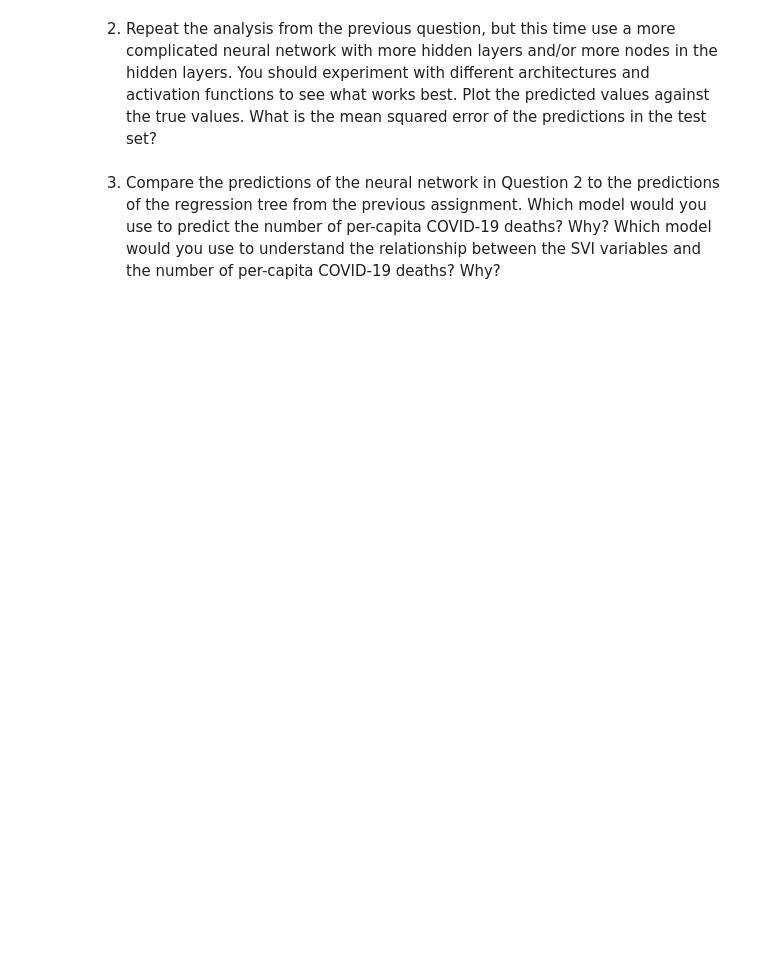
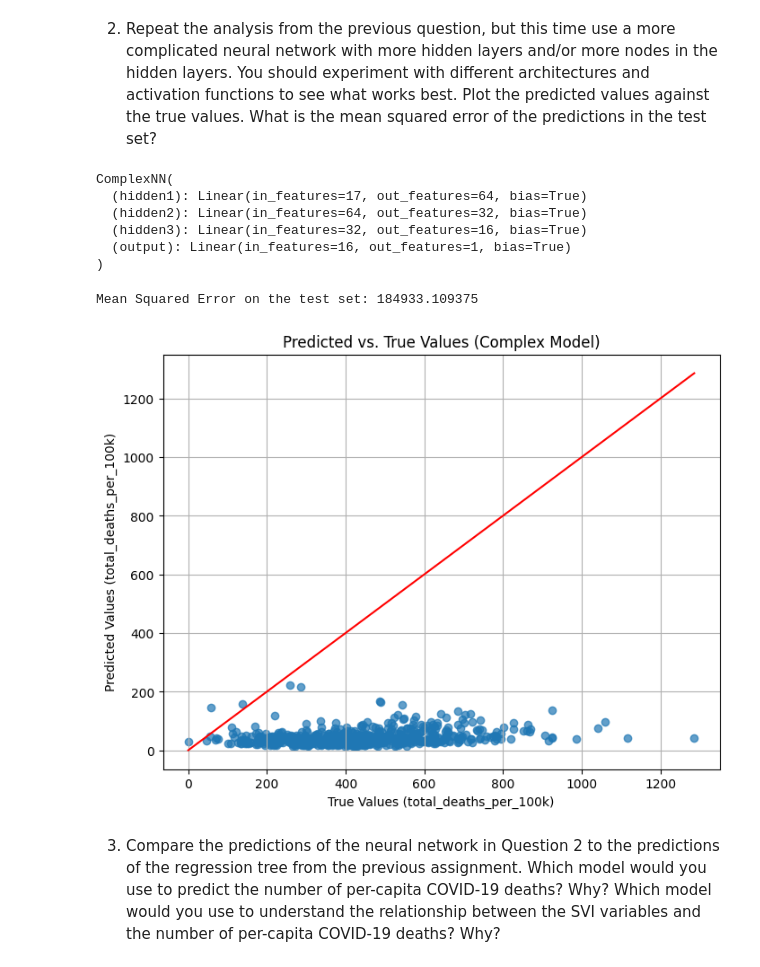
Before and after one commit to nolanyager/MachineLearning_Fall24, a Jupyter notebook: homework/HW_05.ipynb, the cells around one changed output. Saved outputs shown, nothing was run; the diff lists cells and outputs as text; code cells hidden in the pictures; blank space fills up the shorter version.

```diff
--- a/homework/HW_05.ipynb
+++ b/homework/HW_05.ipynb
@@ -174,6 +189,86 @@ MSE of test set:
 You should experiment with different architectures and activation functions to see what works best.
 Plot the predicted values against the true values.
 What is the mean squared error of the predictions in the test set?
+# %%
+import torch.nn as nn
+import torch.optim as optim
+
+# Defining the more complex network here:
+class ComplexNN(nn.Module):
+    def __init__(self):
+        super(ComplexNN, self).__init__()
+        self.hidden1 = nn.Linear(len(predictor_columns), 64) # hidden layer 1, 64 nodes
+        self.hidden2 = nn.Linear(64, 32)  # hidden layer 2, 32 nodes
+        self.hidden3 = nn.Linear(32, 16)  # hideen layer 3, 16 nodes
+        self.output = nn.Linear(16, 1)  # output layer
+
+
+    def forward(self, x): # Activating layers
+        x = torch.relu(self.hidden1(x))
+        x = torch.relu(self.hidden2(x))
+        x = torch.relu(self.hidden3(x))
+        x = self.output(x)
+        return x
+
+# Naming the model
+model_complex = ComplexNN()
+
+print(model_complex)
+# %% [output]
+ComplexNN(
+  (hidden1): Linear(in_features=17, out_features=64, bias=True)
+  (hidden2): Linear(in_features=64, out_features=32, bias=True)
+  (hidden3): Linear(in_features=32, out_features=16, bias=True)
+  (output): Linear(in_features=16, out_features=1, bias=True)
+)
+# %%
+# Establishing criteria, testing model
+
+# Creating criterion and using Adam optimizer (popular optimizer, same as I used above)
+criterion = nn.MSELoss()  # Mean Squared Error Loss
+optimizer = optim.Adam(model_complex.parameters(), lr=0.001)
+
+# Training loop (same as before)
+epochs = 100
+for epoch in range(epochs):
+    model_complex.train()
+    optimizer.zero_grad()
+    predictions = model_complex(X_train_tensor)
+    loss = criterion(predictions, y_train_tensor)
+    loss.backward()
+    optimizer.step()
+
+# Evaluate model on test set
+model_complex.eval()
+with torch.no_grad():
+    predictions = model_complex(X_test_tensor)
+    mse = mean_squared_error(y_test_tensor.numpy(), predictions.numpy())
+    print(f'Mean Squared Error on the test set: {mse}')
+# %% [output]
+Mean Squared Error on the test set: 184933.109375
+# %%
+# PLOTTING COMPLEX MODEL
+
+# Switch the model to evaluation mode
+model_complex.eval()
+
+# Get predictions on the test set
+with torch.no_grad():
+    predictions = model_complex(X_test_tensor)
+    predictions = predictions.numpy()  # Convert predictions to a NumPy array
+    y_test_np = y_test_tensor.numpy()  # Convert true values to a NumPy array
+
+# Plotting predicted vs. true values
+plt.figure(figsize=(8, 6))
+plt.scatter(y_test_np, predictions, alpha=0.7)
+plt.xlabel('True Values (total_deaths_per_100k)')
+plt.ylabel('Predicted Values (total_deaths_per_100k)')
+plt.title('Predicted vs. True Values (Complex Model)')
+plt.plot([min(y_test_np), max(y_test_np)], [min(y_test_np), max(y_test_np)], color='red')  # Diagonal line
+plt.grid(True)
+plt.show()
+# %% [output]
+[figure, added]
 # %% [markdown]
 3. Compare the predictions of the neural network in Question 2 to the predictions of the regression tree from the previous assignment. Which model would you use to predict the number of per-capita COVID-19 deaths? Why?
 Which model would you use to understand the relationship between the SVI variables and the number of per-capita COVID-19 deaths? Why?
```
Also changed, not shown: parts of 5 cells of this notebook.
